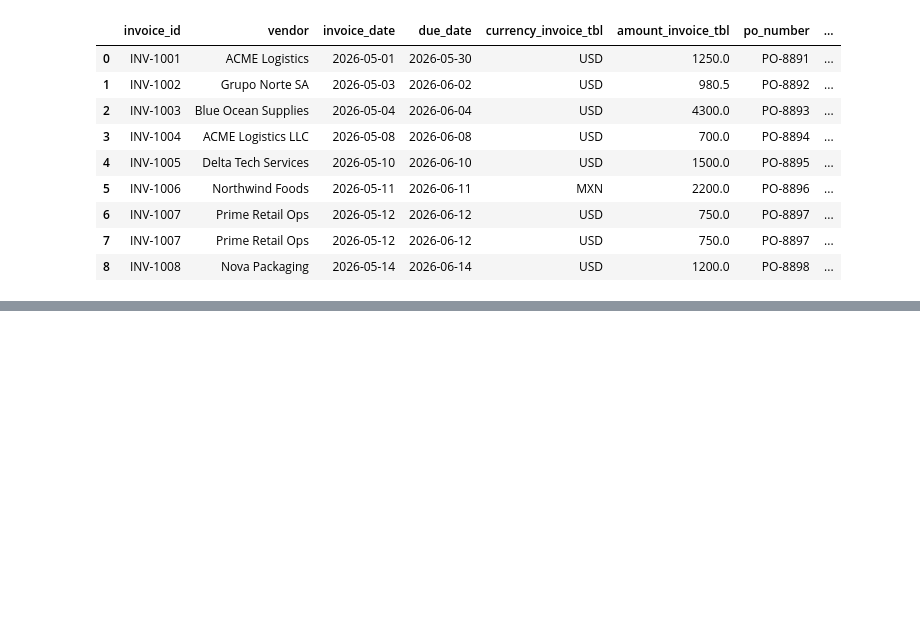
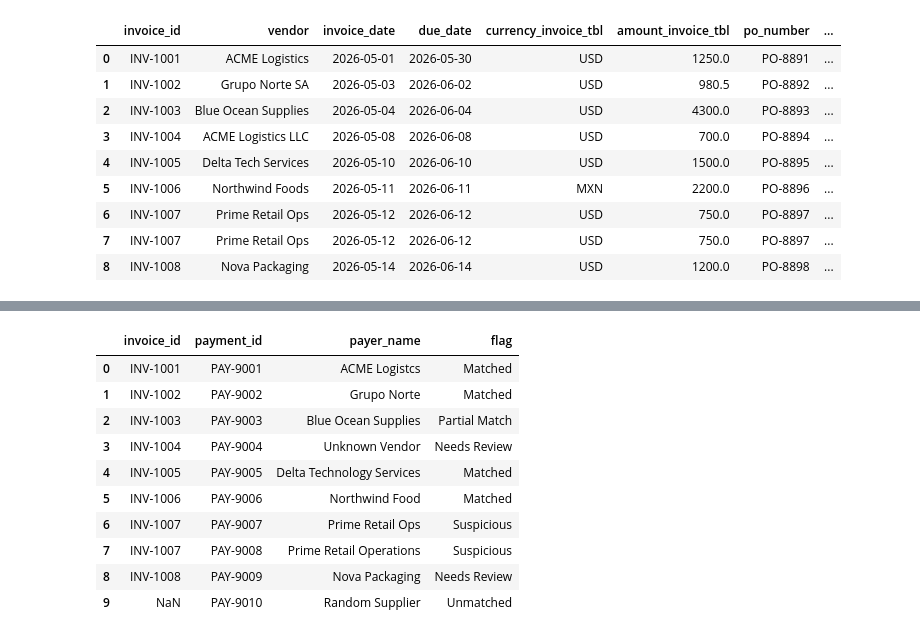
Before and after one commit to trasher-deluxe/base-labs-aifde-test, a Jupyter notebook: notebooks/eda.ipynb, the cells around one changed output, grey strips where cells are left out. Cells and saved outputs as stored; diff of their text form; code cells hidden in the pictures; blank space fills up the shorter version.

```diff
--- a/notebooks/eda.ipynb
+++ b/notebooks/eda.ipynb
@@ -296,6 +296,7 @@ def classify_row(text: str) -> str:
 # %%
 # Layer 1: text-based classification
 df_final["flag"] = df_final["ALL_REFERENCES"].apply(classify_row)
+
 
 # Layer 2: data signals for rows that text couldn't classify
 def layer2(row):
@@ -308,10 +309,15 @@ def layer2(row):
     if row["payer_name"] == "Unknown Vendor":
         return "Needs Review"
     if row["amount_invoice_tbl"] != row["amount_payments"]:
-        return "Partial Match" if row["amount_payments"] < row["amount_invoice_tbl"] else "Needs Review"
+        return (
+            "Partial Match"
+            if row["amount_payments"] < row["amount_invoice_tbl"]
+            else "Needs Review"
+        )
     if pd.notna(row["payment_id"]):
         return "Matched"
     return "Unmatched"
 
+
 df_final["flag"] = df_final.apply(layer2, axis=1)
 df_final[["invoice_id", "payer_name", "flag", "ALL_REFERENCES"]]
@@ -317,0 +419,24 @@ df_final[["invoice_id", "payer_name", "flag", "ALL_REFERENCES"]]
+# %%
+# Clasificacion OBLIGATORIA: pagos que ninguna factura reclamo -> Unmatched.
+# df_final es invoice-centrico, asi que PAY-9010 (sin referencia) no aparecia.
+matched_ids = set(df_final["payment_id"].dropna())
+orphans = df_payments[~df_payments["payment_id"].isin(matched_ids)][
+    ["payment_id", "payment_date", "payer_name", "currency", "amount", "reference"]
+].rename(columns={"currency": "currency_payments", "amount": "amount_payments"})
+df_final = pd.concat([df_final, orphans], ignore_index=True)
+
+# un pago sin factura no pasa por las senales de invoice: es Unmatched
+df_final.loc[df_final["invoice_id"].isna(), "flag"] = "Unmatched"
+df_final[["invoice_id", "payment_id", "payer_name", "flag"]]
+# %% [output]
+|  | invoice_id | payment_id | payer_name | flag |
+| 0 | INV-1001 | PAY-9001 | ACME Logistcs | Matched |
+| 1 | INV-1002 | PAY-9002 | Grupo Norte | Matched |
+| 2 | INV-1003 | PAY-9003 | Blue Ocean Supplies | Partial Match |
+| 3 | INV-1004 | PAY-9004 | Unknown Vendor | Needs Review |
+| 4 | INV-1005 | PAY-9005 | Delta Technology Services | Matched |
+| 5 | INV-1006 | PAY-9006 | Northwind Food | Matched |
+| 6 | INV-1007 | PAY-9007 | Prime Retail Ops | Suspicious |
+| 7 | INV-1007 | PAY-9008 | Prime Retail Operations | Suspicious |
+| 8 | INV-1008 | PAY-9009 | Nova Packaging | Needs Review |
+| 9 | NaN | PAY-9010 | Random Supplier | Unmatched |
```
Also changed, not shown: parts of 6 cells of this notebook.
